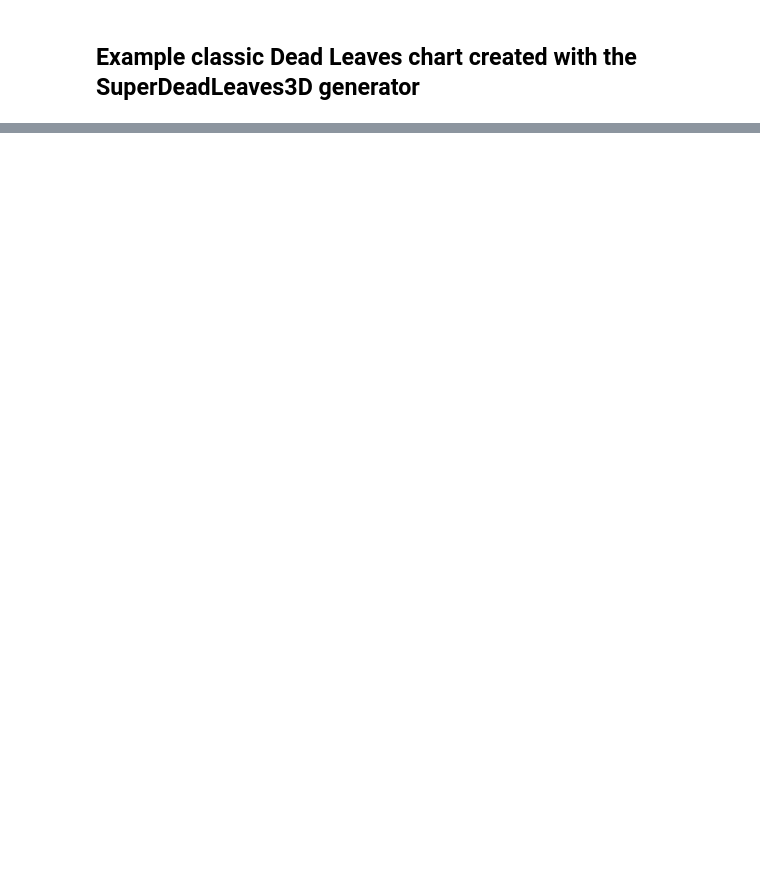
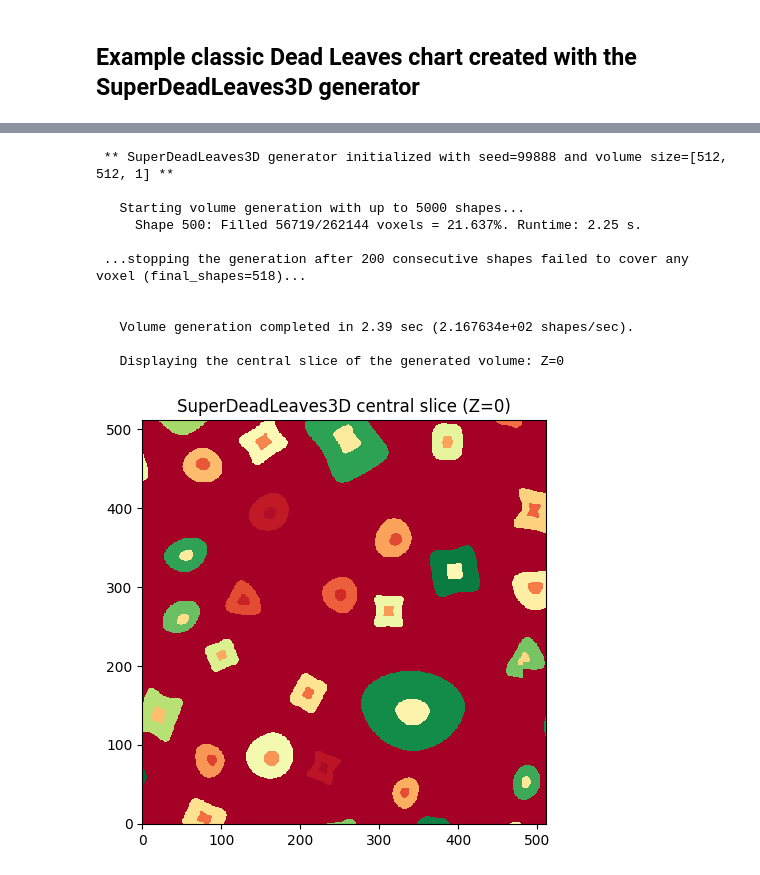
Before and after one commit to DIDSR/SuperDeadLeaves, a Jupyter notebook: SuperDeadLeaves3D.ipynb, the cells around one changed output, grey strips where cells are left out. Drawn from its saved outputs; the diff is of its cells as text; code cells hidden in the pictures; blank space fills up the shorter version.

Commit message:
IMplementing non-overlapping patterns, faster methods

```diff
--- a/SuperDeadLeaves3D.ipynb
+++ b/SuperDeadLeaves3D.ipynb
@@ -242,0 +244,45 @@ plt.show()
+# %%
+# ** Generate a SuperDeadLeaves3D volume without overlapping and cell nucleus **
+
+vol_size = [512, 512, 1]
+max_shapes = 10000
+
+seed = np.random.randint(1e4, 1e5)  # Use None for a random initialization
+print(f"\n ** SuperDeadLeaves3D generator initialized with seed={seed} and volume size={vol_size} **\n")
+
+SDL3D = SuperDeadLeaves3D(vol_size, seed=seed, m_range1=[2, 6], m_range2=[2, 4], n1_range=[2, 5], n2_range=[5, 9], n3_range=[2, 5], rmin=0.04)  # 0.0015
+
+print(f"   Starting volume generation with up to {max_shapes} shapes...")
+start_time = time.time()  # Record start time
+
+volume = SDL3D.generate(max_shapes=max_shapes, enumerate_shapes=False, overlap_factor=1.5, nucleus_fraction=0.0, verbose=True)
+
+end_time = time.time()  # Record end time
+generation_time = end_time - start_time
+print(f"\n   Volume generation completed in {generation_time:.2f} sec ({(SDL3D.final_shapes/generation_time):2e} shapes/sec).")
+
+#output_file = f"SuperDeadLeaves3D_{seed}_shapes{SDL3D.final_shapes}_rmin{SDL3D.rmin}_{vol_size[0]}x{vol_size[1]}x{vol_size[2]}.tif"
+#print(f"   Exporting the final volume to file: {output_file}")
+#tifffile.imwrite(output_file, volume.transpose(2,1,0))
+
+# Display the central Z slice
+mid_slice = vol_size[2] // 2  # Middle slice index along Z-axis
+print(f"\n   Displaying the central slice of the generated volume: Z={mid_slice}")
+plt.figure()
+plt.imshow(volume[:, :, mid_slice], cmap='RdYlGn', origin='lower', interpolation='nearest')
+plt.title(f"SuperDeadLeaves3D central slice (Z={mid_slice})")
+plt.tight_layout()
+plt.show()
+# %% [output]
+ ** SuperDeadLeaves3D generator initialized with seed=99888 and volume size=[512, 512, 1] **
+
+   Starting volume generation with up to 5000 shapes...
+     Shape 500: Filled 56719/262144 voxels = 21.637%. Runtime: 2.25 s.
+
+ ...stopping the generation after 200 consecutive shapes failed to cover any voxel (final_shapes=518)...
+
+
+   Volume generation completed in 2.39 sec (2.167634e+02 shapes/sec).
+
+   Displaying the central slice of the generated volume: Z=0
+[figure, added]
```
Also changed, not shown: parts of 8 cells of this notebook, 3 other files.
